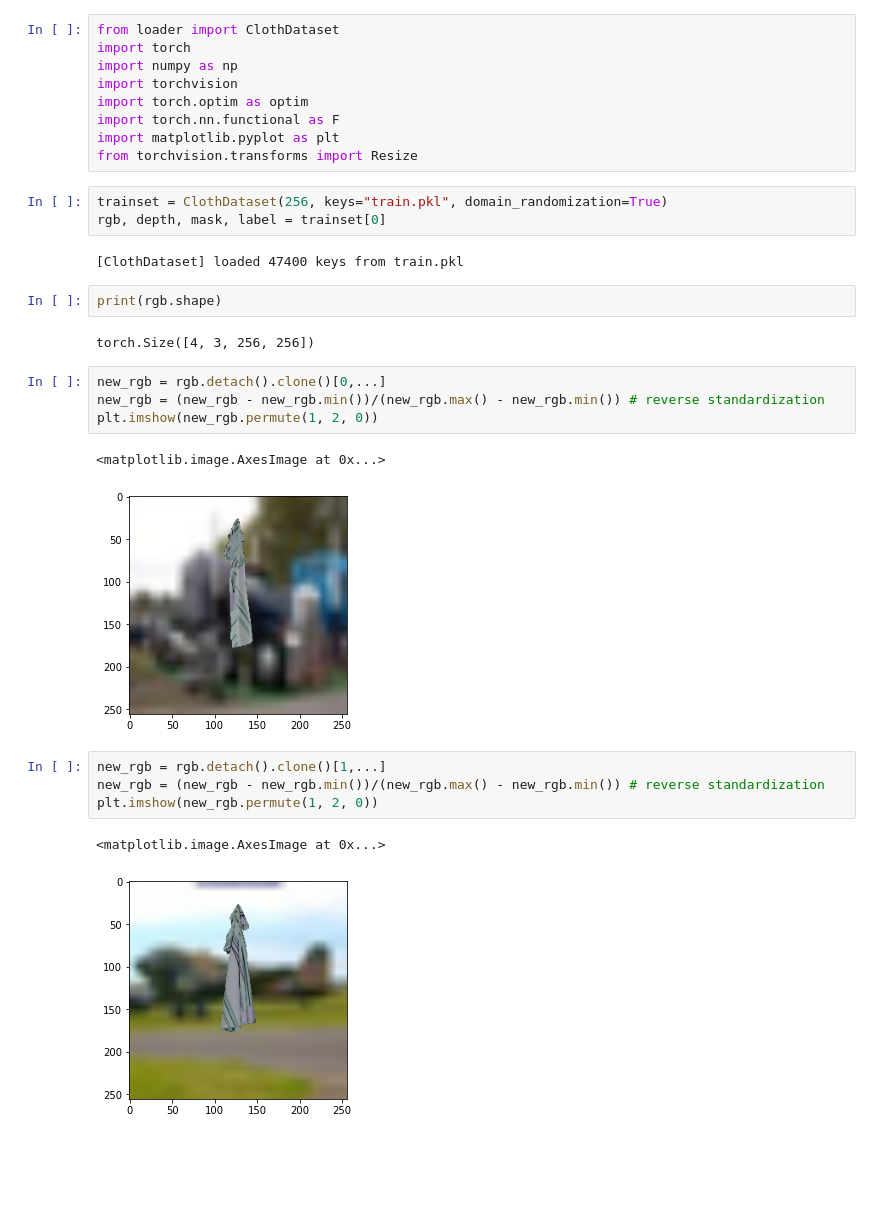
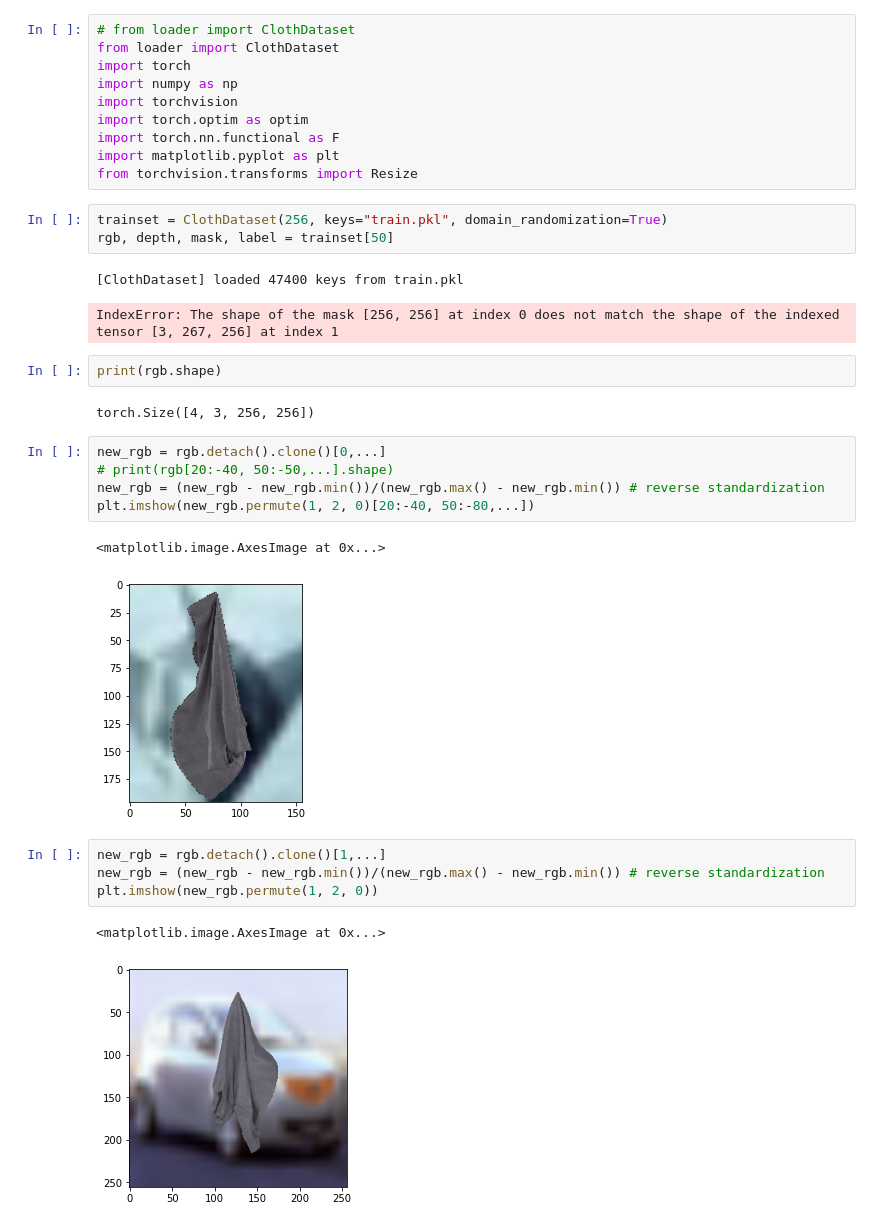
Before and after one commit to CheeChizzle/Cloth-Classification, a Jupyter notebook: visualizations.ipynb, the cells around one changed output. Saved outputs shown, nothing was run; the diff lists cells and outputs as text; blank space fills up the shorter version.

```diff
--- a/visualizations.ipynb
+++ b/visualizations.ipynb
@@ -1,4 +1,5 @@
 # %%
+# from loader import ClothDataset
 from loader import ClothDataset
 import torch
 import numpy as np
@@ -9,27 +10,29 @@ import matplotlib.pyplot as plt
 from torchvision.transforms import Resize
 # %%
 trainset = ClothDataset(256, keys="train.pkl", domain_randomization=True)
-rgb, depth, mask, label = trainset[0]
+rgb, depth, mask, label = trainset[50]
 # %% [output]
 [ClothDataset] loaded 47400 keys from train.pkl
+IndexError: The shape of the mask [256, 256] at index 0 does not match the shape of the indexed tensor [3, 267, 256] at index 1
 # %%
 print(rgb.shape)
 # %% [output]
 torch.Size([4, 3, 256, 256])
 # %%
 new_rgb = rgb.detach().clone()[0,...]
+# print(rgb[20:-40, 50:-50,...].shape)
 new_rgb = (new_rgb - new_rgb.min())/(new_rgb.max() - new_rgb.min()) # reverse standardization
-plt.imshow(new_rgb.permute(1, 2, 0))
+plt.imshow(new_rgb.permute(1, 2, 0)[20:-40, 50:-80,...])
 # %% [output]
 <matplotlib.image.AxesImage at 0x...>
-[figure, old version]
+[figure, new version]
 # %%
 new_rgb = rgb.detach().clone()[1,...]
 new_rgb = (new_rgb - new_rgb.min())/(new_rgb.max() - new_rgb.min()) # reverse standardization
 plt.imshow(new_rgb.permute(1, 2, 0))
 # %% [output]
 <matplotlib.image.AxesImage at 0x...>
-[figure, old version]
+[figure, new version]
 # %%
 new_rgb = rgb.detach().clone()[2,...]
 new_rgb = (new_rgb - new_rgb.min())/(new_rgb.max() - new_rgb.min()) # reverse standardization
```
Also changed, not shown: parts of 2 cells of this notebook, 4 other files.
